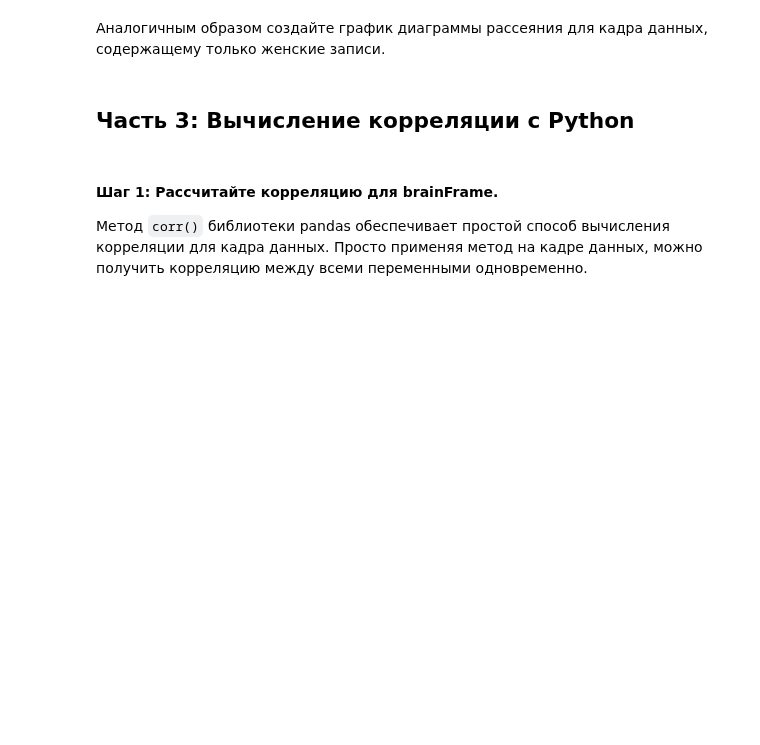
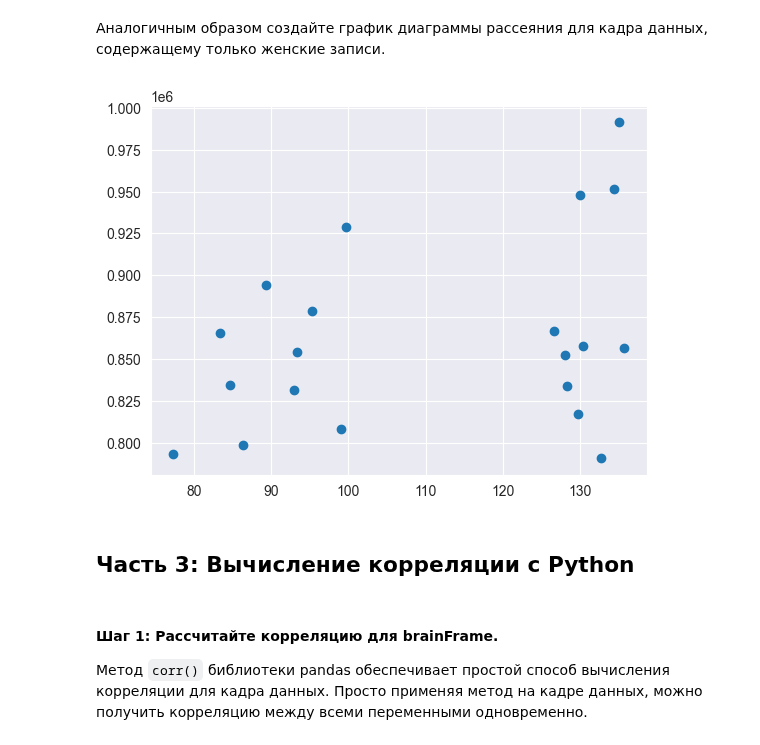
Before and after one commit to AKlimovUrfu/lab2, a Jupyter notebook: correlation.ipynb, the cells around one changed output. Drawn from its saved outputs; the diff is of its cells as text; code cells hidden in the pictures; blank space fills up the shorter version.

```diff
--- a/correlation.ipynb
+++ b/correlation.ipynb
@@ -42,7 +42,7 @@
 Запустите ячейку ниже, чтобы выполнить описанные функции.
 # %%
 import pandas as pd
-brainFrame = pd.read_csv(?, delimiter='\t')
+brainFrame = pd.read_csv('brainsize.txt', delimiter='\t')
 # %% [markdown]
 #### Шаг 2. Проверка кадра данных.
 
@@ -84,0 +121,10 @@ womenDf = brainFrame[?]
+# %%
+menDf = brainFrame[brainFrame['Gender'] == 'Male']
+womenDf = brainFrame[brainFrame['Gender'] == 'Female']
+print(f'Мужской кадр данных:')
+print(menDf)
+print()
+
+print(f'Женский кадр данных:')
+print(womenDf)
+print()
@@ -99,11 +165,12 @@ plt.show()
 # %%
 # Ячейка для кода № 7
 # Постройка графика диаграммы рассеяния для кадра данных с женскими записями
-womenMeanSmarts = ???
-plt.scatter(???)
-
-#
-#
+womenMeanSmarts = womenDf[["PIQ", "FSIQ", "VIQ"]].mean(axis=1)
+plt.scatter(womenMeanSmarts, womenDf["MRI_Count"])
+plt.show()
+%matplotlib inline
+# %% [output]
+[figure, added]
 # %% [markdown]
 ## Часть 3: Вычисление корреляции с Python
 # %% [markdown]
```
Also changed, not shown: parts of 25 cells of this notebook, 1 other file.
